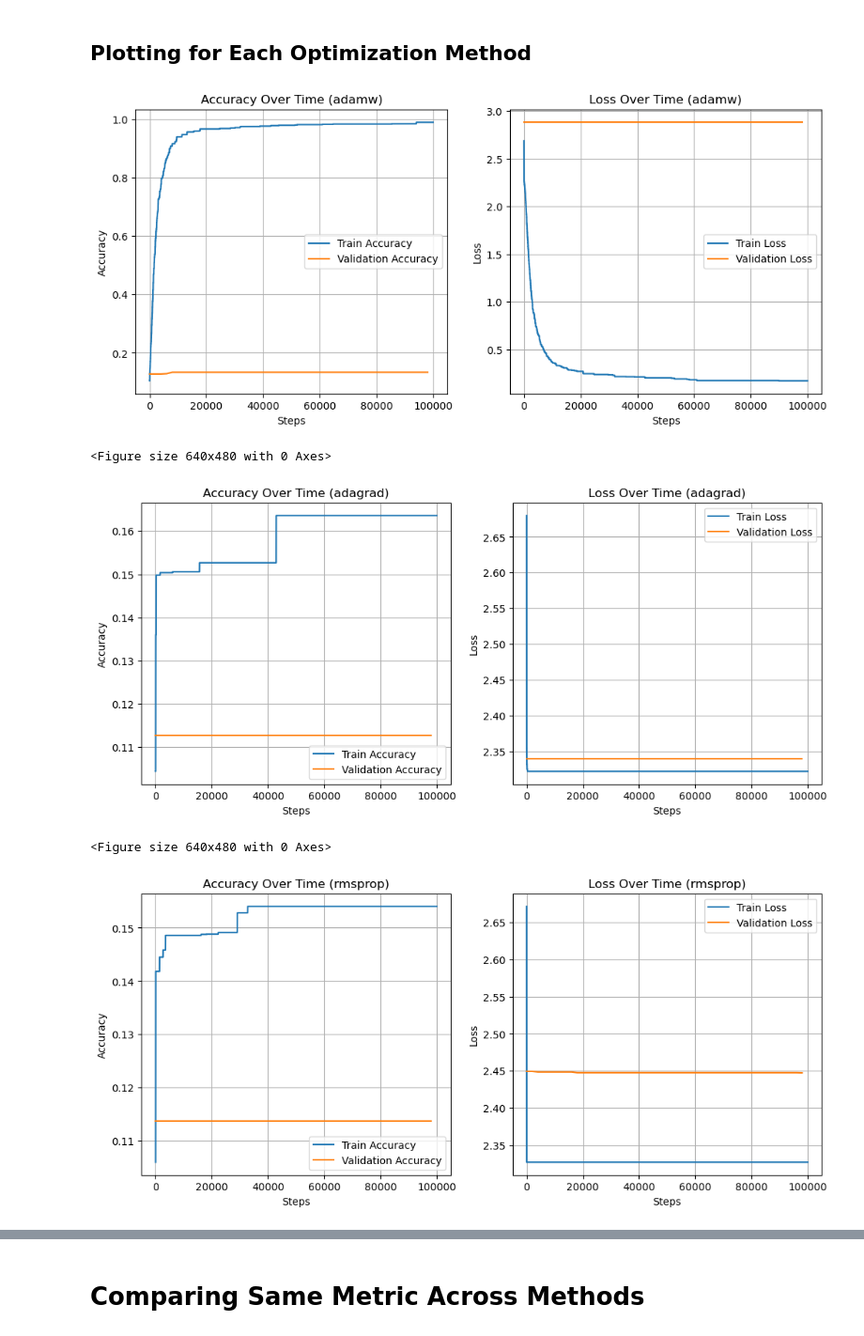
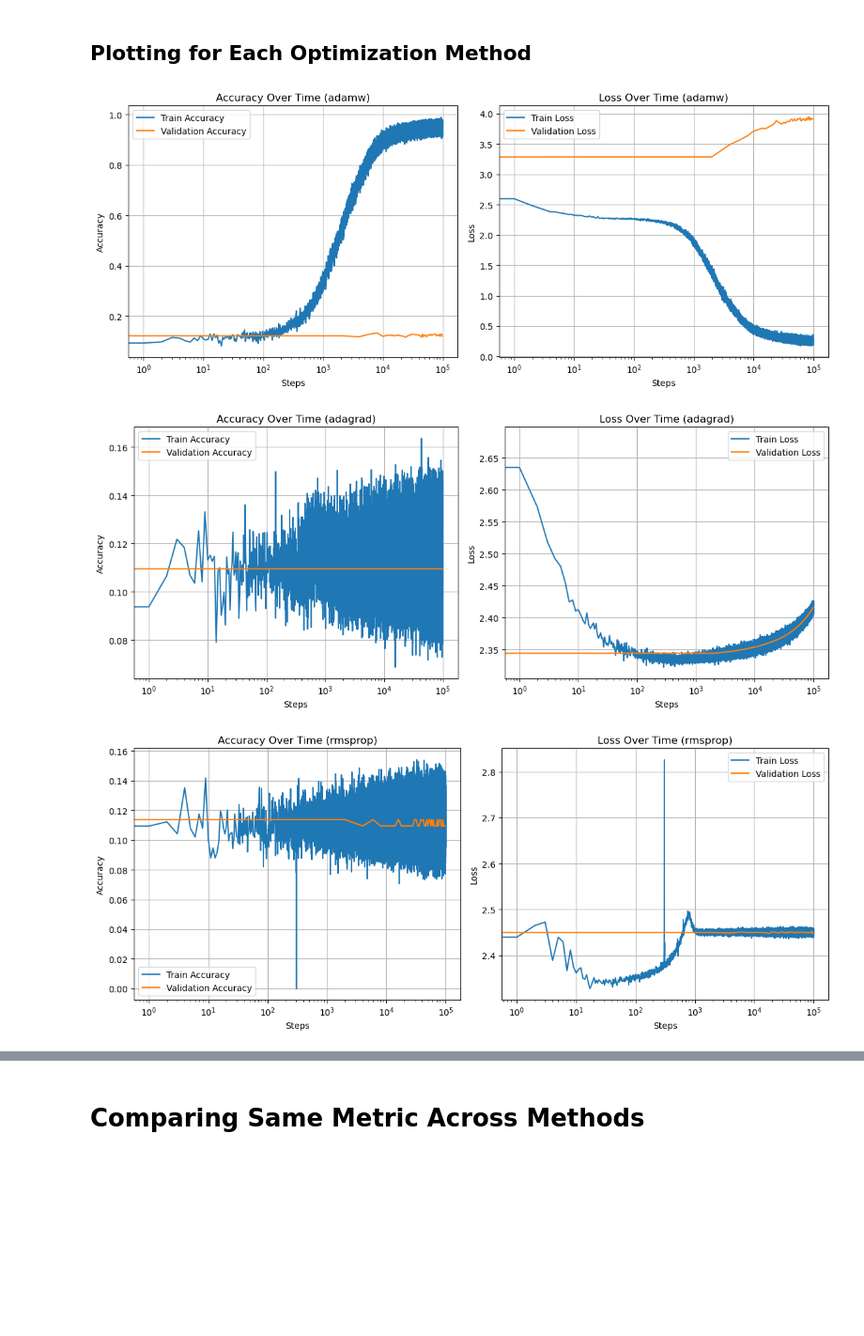
Before and after one commit to HuNtErJ1324/cs-493s-hw2, a Jupyter notebook: ablation/visualization_notebook.ipynb, the cells around one changed output, grey strips where cells are left out. Shown: that part at 94% size. Cells and saved outputs as stored; diff of their text form; code cells hidden in the pictures; blank space fills up the shorter version.

Commit message:
Revamped visualizations and visualization code

```diff
--- a/ablation/visualization_notebook.ipynb
+++ b/ablation/visualization_notebook.ipynb
@@ -28,49 +28,42 @@ for i in [2, 3, 4]:
     # Import the result values for that method
     train_acc = clean_npy(f"grok_train_acc_opt{i}.npy")
     train_losses = clean_npy(f"grok_train_losses_opt{i}.npy")
     val_acc = clean_npy(f"grok_val_acc_opt{i}.npy")
     val_losses = clean_npy(f"grok_val_losses_opt{i}.npy")
 
-    # For each step, calculate the maximum accuracy/minimum loss
-    # up to that step.
-    best_train_acc = np.maximum.accumulate(train_acc)
-    best_val_acc = np.maximum.accumulate(val_acc)
-    best_train_loss = np.minimum.accumulate(train_losses)
-    best_val_loss = np.minimum.accumulate(val_losses)
-
     # Plotting begins!
     fig, (ax1, ax2) = plt.subplots(1, 2, figsize=(12, 5))
 
     # Plot accuracy
     train_steps = np.arange(len(train_acc))
     val_steps = np.arange(len(val_acc)) * 2000
 
-    ax1.plot(train_steps, best_train_acc, label="Train Accuracy")
-    ax1.plot(val_steps, best_val_acc, label="Validation Accuracy")
+    ax1.plot(train_steps, train_acc, label="Train Accuracy")
+    ax1.plot(val_steps, val_acc, label="Validation Accuracy")
+    ax1.set_xscale("log")
     ax1.set_title(f"Accuracy Over Time ({opt_method})")
     ax1.set_xlabel("Steps")
     ax1.set_ylabel("Accuracy")
     ax1.legend()
     ax1.grid(True)
 
     # Plot loss
-    ax2.plot(train_steps, best_train_loss, label="Train Loss")
-    ax2.plot(val_steps, best_val_loss, label="Validation Loss")
+    ax2.plot(train_steps, train_losses, label="Train Loss")
+    ax2.plot(val_steps, val_losses, label="Validation Loss")
+    ax2.set_xscale("log")
     ax2.set_title(f"Loss Over Time ({opt_method})")
     ax2.set_xlabel("Steps")
     ax2.set_ylabel("Loss")
     ax2.legend()
     ax2.grid(True)
 
-    # Show figure in console
-    plt.show()
-
     # Save the figure by running the code below!
     plt.tight_layout()
     plt.savefig(f"accuracy_and_loss_opt{i}_{opt_method}.png")
+
+    # Show figure in console
+    plt.show()
 # %% [output]
-[figure, old version]
+[figure, new version]
-<Figure size 640x480 with 0 Axes>
-[figure, old version]
+[figure, new version]
-<Figure size 640x480 with 0 Axes>
-[figure, old version]
+[figure, new version]
```
Also changed, not shown: parts of 2 cells of this notebook, 4 other files.
